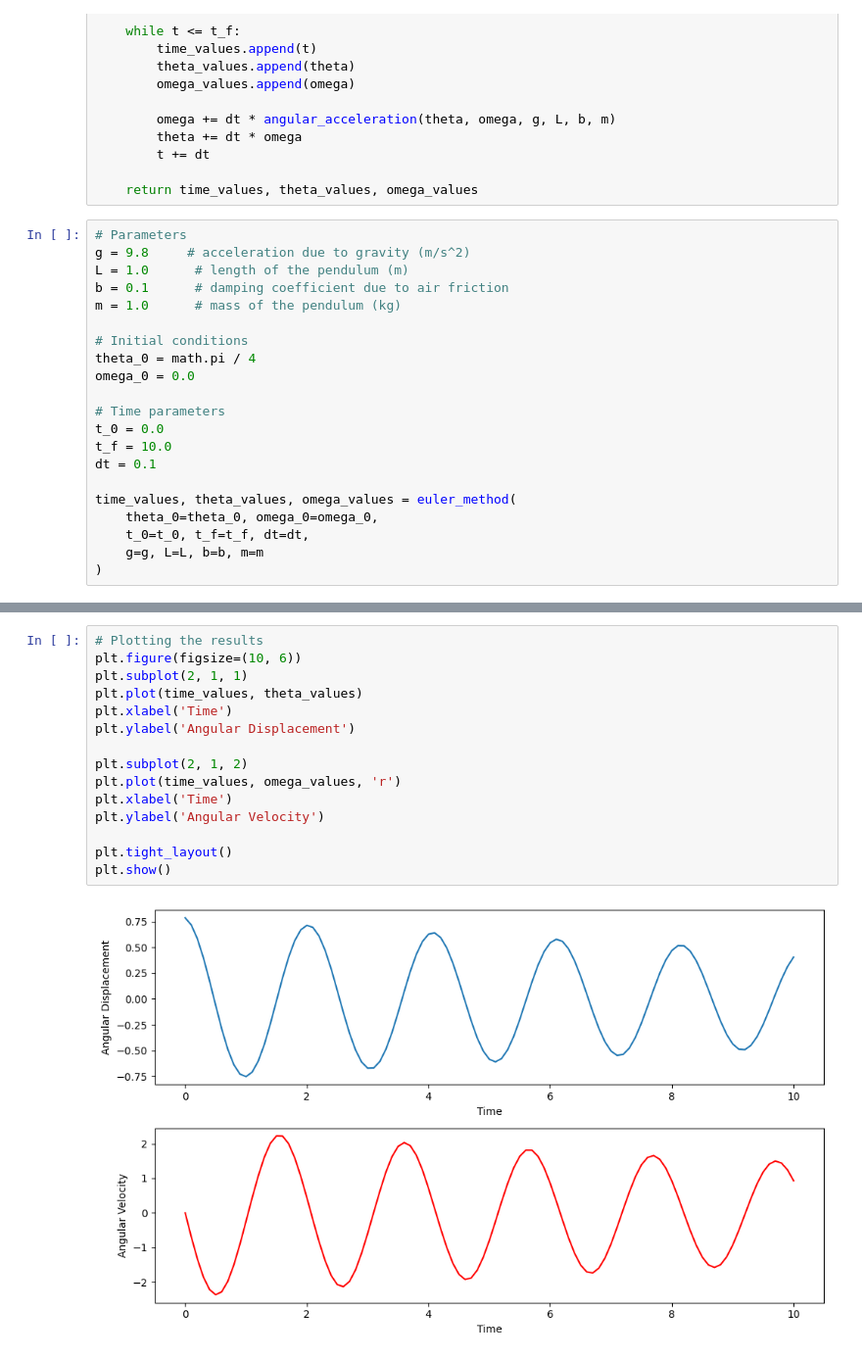
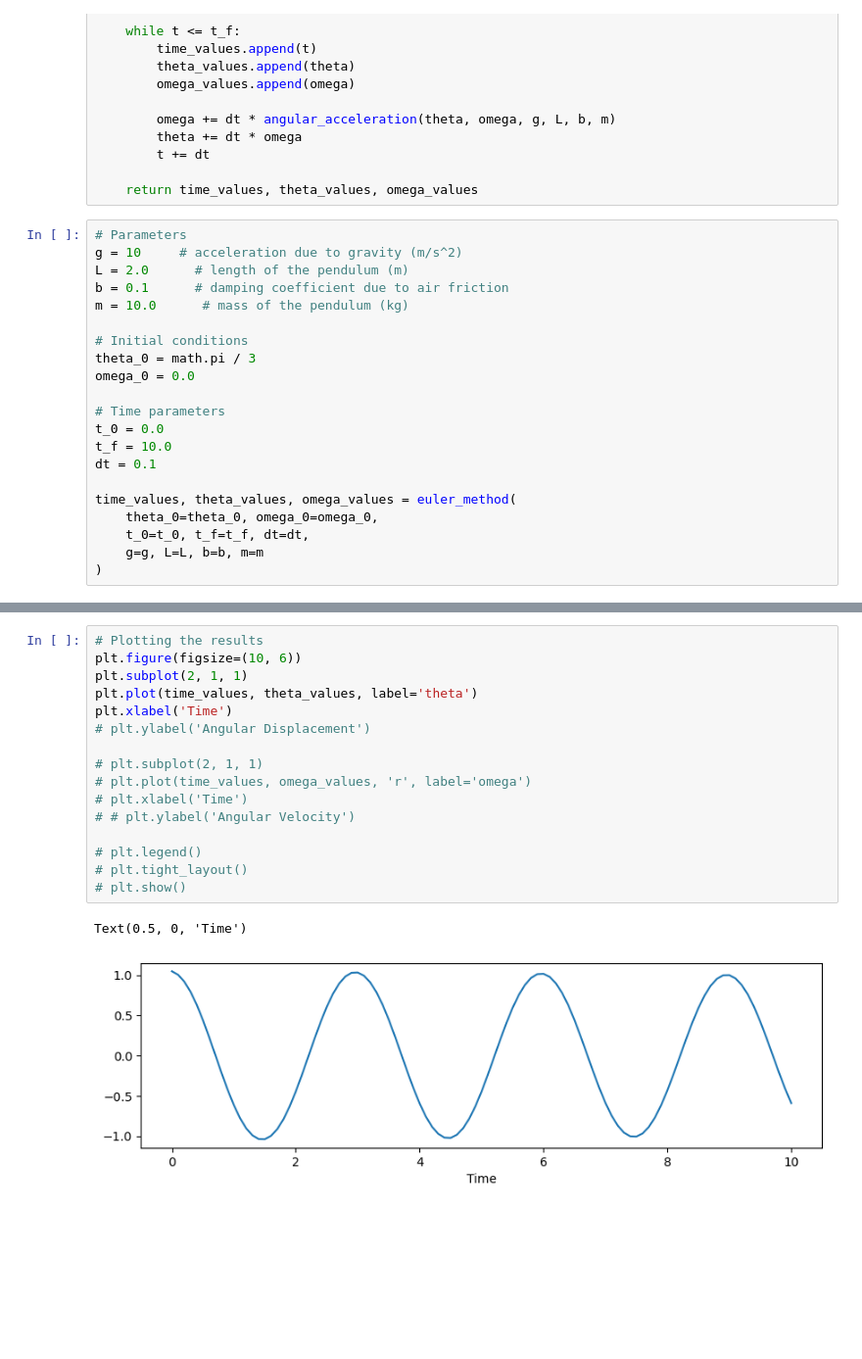
Before and after one commit to Python-Mentoring/python-4-physicists, a Jupyter notebook: functions_nonlinear_pendulum.ipynb, the cells around one changed output, grey strips where cells are left out. Shown at 98% size. Saved outputs shown, nothing was run; the diff lists cells and outputs as text; blank space fills up the shorter version.

```diff
--- a/functions_nonlinear_pendulum.ipynb
+++ b/functions_nonlinear_pendulum.ipynb
@@ -75,13 +75,13 @@ def euler_method(theta_0, omega_0, t_0, t_f, dt, g=9.81, L=1, b=0.1, m=1):
     return time_values, theta_values, omega_values
 # %%
 # Parameters
-g = 9.8     # acceleration due to gravity (m/s^2)
-L = 1.0      # length of the pendulum (m)
+g = 10     # acceleration due to gravity (m/s^2)
+L = 2.0      # length of the pendulum (m)
 b = 0.1      # damping coefficient due to air friction
-m = 1.0      # mass of the pendulum (kg)
+m = 10.0      # mass of the pendulum (kg)
 
 # Initial conditions
-theta_0 = math.pi / 4
+theta_0 = math.pi / 3
 omega_0 = 0.0
 
 # Time parameters
@@ -97,17 +105,19 @@ time_values, theta_values, omega_values = euler_method(
 # %%
 # Plotting the results
 plt.figure(figsize=(10, 6))
 plt.subplot(2, 1, 1)
-plt.plot(time_values, theta_values)
+plt.plot(time_values, theta_values, label='theta')
 plt.xlabel('Time')
-plt.ylabel('Angular Displacement')
+# plt.ylabel('Angular Displacement')
 
-plt.subplot(2, 1, 2)
-plt.plot(time_values, omega_values, 'r')
-plt.xlabel('Time')
-plt.ylabel('Angular Velocity')
+# plt.subplot(2, 1, 1)
+# plt.plot(time_values, omega_values, 'r', label='omega')
+# plt.xlabel('Time')
+# # plt.ylabel('Angular Velocity')
 
-plt.tight_layout()
-plt.show()
+# plt.legend()
+# plt.tight_layout()
+# plt.show()
 # %% [output]
+Text(0.5, 0, 'Time')
-[figure, old version]
+[figure, new version]
```
Also changed, not shown: parts of 5 cells of this notebook, 2 other files.
